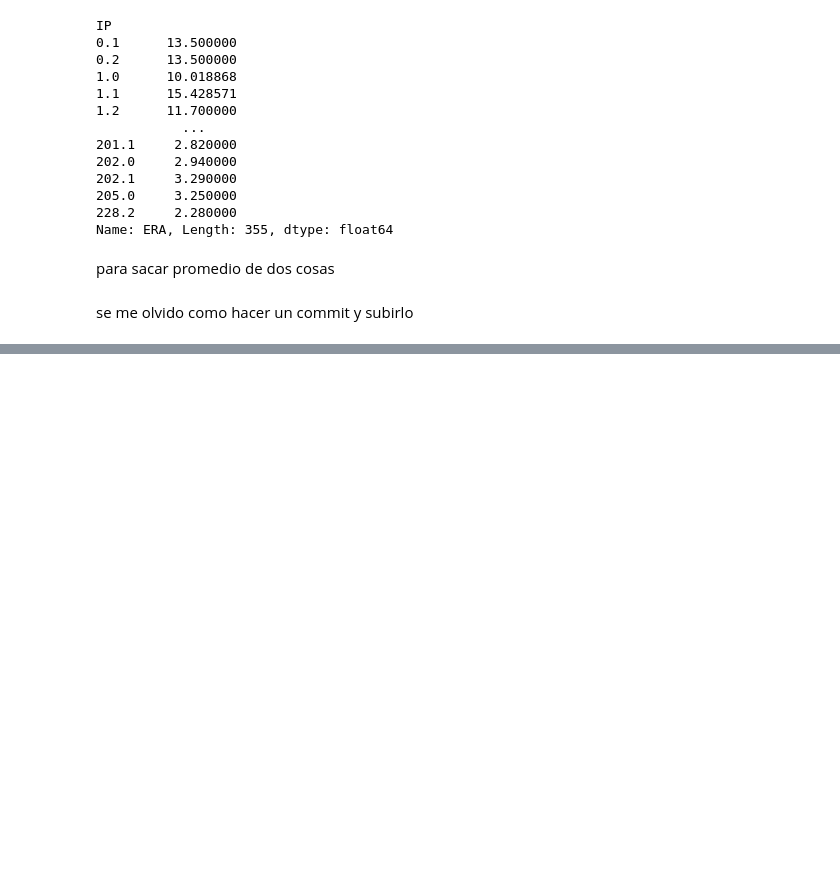
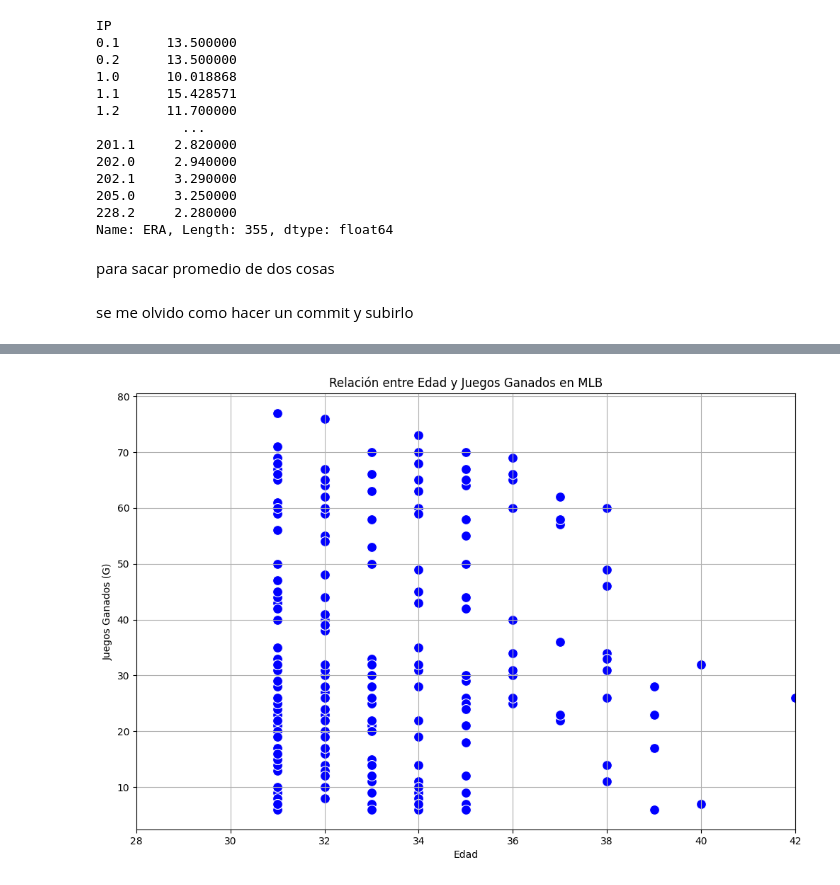
Before and after one commit to alvarogoncalves04/Prueba-AY, a Jupyter notebook: test.ipynb, the cells around one changed output, grey strips where cells are left out. Drawn from its saved outputs; the diff is of its cells as text; code cells hidden in the pictures; blank space fills up the shorter version.

```diff
--- a/test.ipynb
+++ b/test.ipynb
@@ -235,0 +315,23 @@ caulqueir cosa
+# %%
+import matplotlib.pyplot as plt
+import seaborn as sns
+
+# Filtramos si quieres aplicar condiciones (opcional)
+df_prueba = df[(df['Age'] > 30) & (df['G'] > 5)]
+
+# Creamos el gráfico de dispersión
+plt.figure(figsize=(12, 8))
+sns.scatterplot(data=df_prueba, x='Age', y='G', color='blue', s=100)
+
+# Títulos y etiquetas
+plt.title('Relación entre Edad y Juegos Ganados en MLB')
+plt.xlabel('Edad')
+plt.ylabel('Juegos Ganados (G)')
+
+# Mostrar el gráfico
+plt.grid(True)
+plt.xlim(28, 42)
+
+plt.show()
+# %% [output]
+[figure, added]
```
Also changed, not shown: parts of 20 cells of this notebook.
